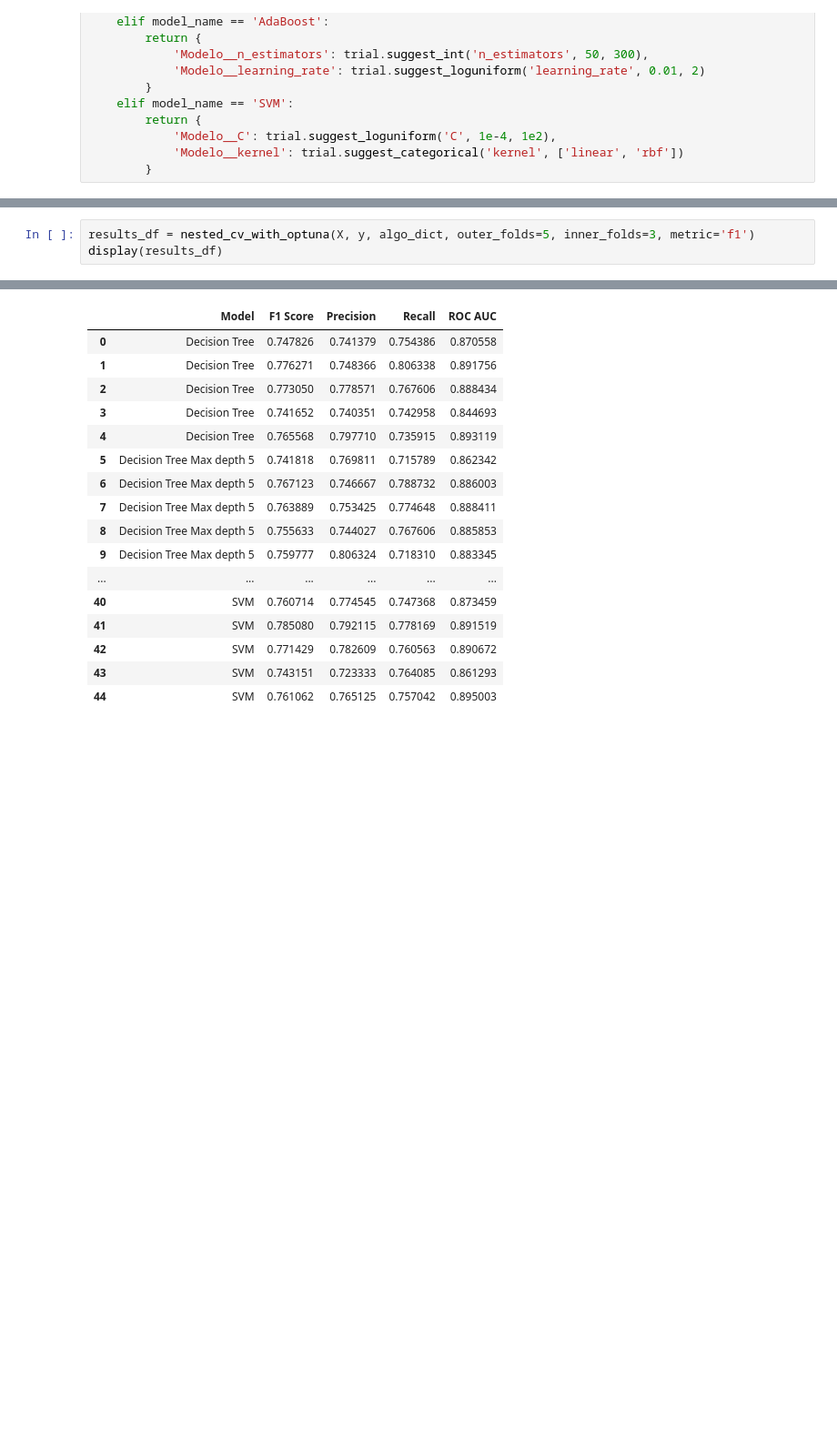
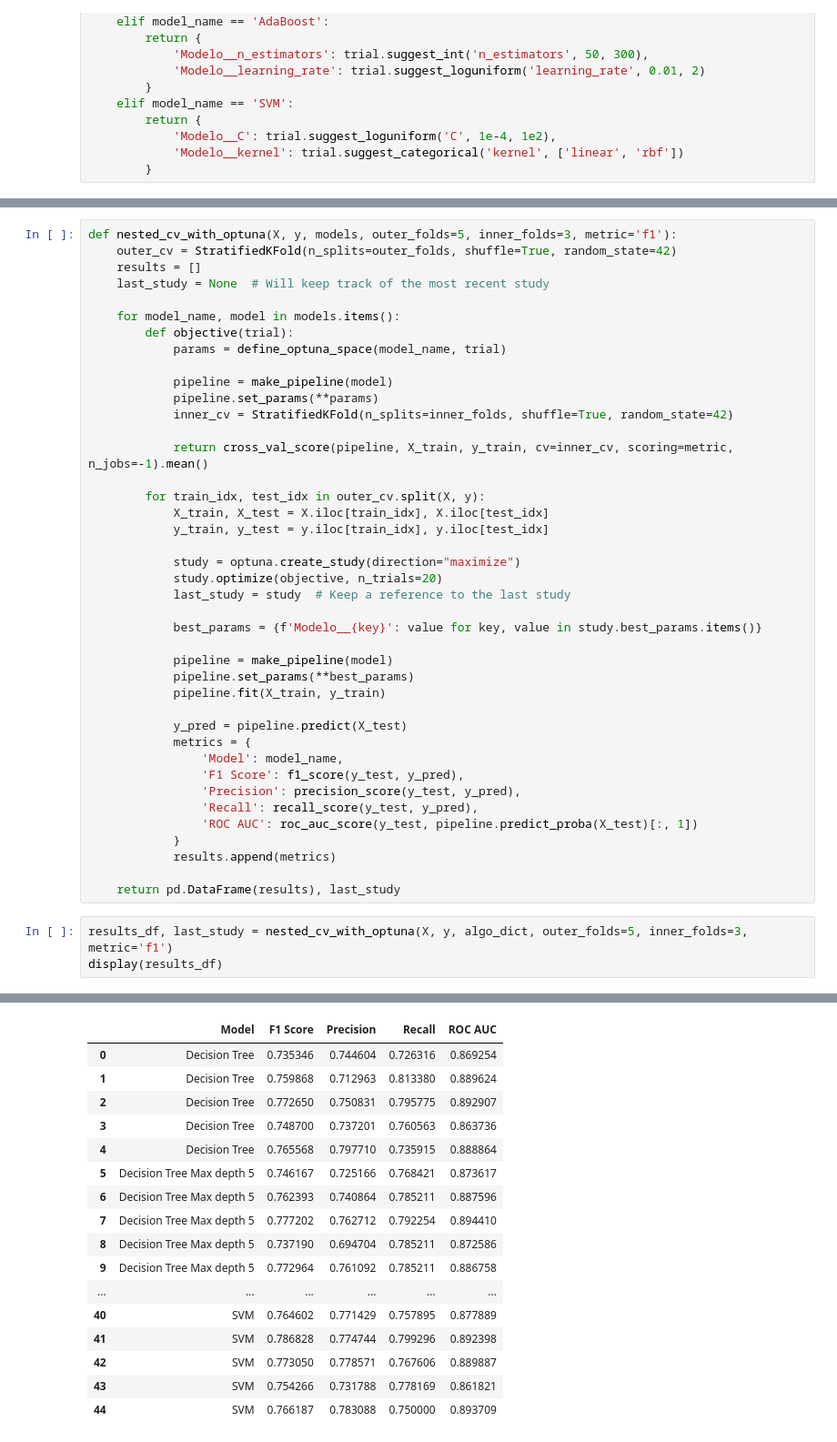
Before and after one commit to leonardoazzi/ipp-student-dropout, a Jupyter notebook: src/t2-otimizacao.ipynb, the cells around one changed output, grey strips where cells are left out. Shown at 91% size. Saved outputs shown, nothing was run; the diff lists cells and outputs as text; blank space fills up the shorter version.

```diff
--- a/src/t2-otimizacao.ipynb
+++ b/src/t2-otimizacao.ipynb
@@ -393,4 +405,45 @@ def nested_cv_with_optuna(X, y, models, outer_folds=5, inner_folds=3, metric='f1
+# %%
+def nested_cv_with_optuna(X, y, models, outer_folds=5, inner_folds=3, metric='f1'):
+    outer_cv = StratifiedKFold(n_splits=outer_folds, shuffle=True, random_state=42)
+    results = []
+    last_study = None  # Will keep track of the most recent study
+
+    for model_name, model in models.items():
+        def objective(trial):
+            params = define_optuna_space(model_name, trial)
+
+            pipeline = make_pipeline(model)
+            pipeline.set_params(**params)
+            inner_cv = StratifiedKFold(n_splits=inner_folds, shuffle=True, random_state=42)
+
+            return cross_val_score(pipeline, X_train, y_train, cv=inner_cv, scoring=metric, n_jobs=-1).mean()
+
+        for train_idx, test_idx in outer_cv.split(X, y):
+            X_train, X_test = X.iloc[train_idx], X.iloc[test_idx]
+            y_train, y_test = y.iloc[train_idx], y.iloc[test_idx]
+
+            study = optuna.create_study(direction="maximize")
+            study.optimize(objective, n_trials=20)
+            last_study = study  # Keep a reference to the last study
+
+            best_params = {f'Modelo__{key}': value for key, value in study.best_params.items()}
+
+            pipeline = make_pipeline(model)
+            pipeline.set_params(**best_params)
+            pipeline.fit(X_train, y_train)
+
+            y_pred = pipeline.predict(X_test)
+            metrics = {
+                'Model': model_name,
+                'F1 Score': f1_score(y_test, y_pred),
+                'Precision': precision_score(y_test, y_pred),
+                'Recall': recall_score(y_test, y_pred),
+                'ROC AUC': roc_auc_score(y_test, pipeline.predict_proba(X_test)[:, 1])
+            }
+            results.append(metrics)
+
+    return pd.DataFrame(results), last_study
 # %%
-results_df = nested_cv_with_optuna(X, y, algo_dict, outer_folds=5, inner_folds=3, metric='f1')
+results_df, last_study = nested_cv_with_optuna(X, y, algo_dict, outer_folds=5, inner_folds=3, metric='f1')
 display(results_df)
 # %% [output]
@@ -414,17 +467,17 @@ display(results_df)
 |  | Model | F1 Score | Precision | Recall | ROC AUC |
-| 0 | Decision Tree | 0.747826 | 0.741379 | 0.754386 | 0.870558 |
-| 1 | Decision Tree | 0.776271 | 0.748366 | 0.806338 | 0.891756 |
-| 2 | Decision Tree | 0.773050 | 0.778571 | 0.767606 | 0.888434 |
-| 3 | Decision Tree | 0.741652 | 0.740351 | 0.742958 | 0.844693 |
-| 4 | Decision Tree | 0.765568 | 0.797710 | 0.735915 | 0.893119 |
-| 5 | Decision Tree Max depth 5 | 0.741818 | 0.769811 | 0.715789 | 0.862342 |
-| 6 | Decision Tree Max depth 5 | 0.767123 | 0.746667 | 0.788732 | 0.886003 |
-| 7 | Decision Tree Max depth 5 | 0.763889 | 0.753425 | 0.774648 | 0.888411 |
-| 8 | Decision Tree Max depth 5 | 0.755633 | 0.744027 | 0.767606 | 0.885853 |
-| 9 | Decision Tree Max depth 5 | 0.759777 | 0.806324 | 0.718310 | 0.883345 |
+| 0 | Decision Tree | 0.735346 | 0.744604 | 0.726316 | 0.869254 |
+| 1 | Decision Tree | 0.759868 | 0.712963 | 0.813380 | 0.889624 |
+| 2 | Decision Tree | 0.772650 | 0.750831 | 0.795775 | 0.892907 |
+| 3 | Decision Tree | 0.748700 | 0.737201 | 0.760563 | 0.863736 |
+| 4 | Decision Tree | 0.765568 | 0.797710 | 0.735915 | 0.888864 |
+| 5 | Decision Tree Max depth 5 | 0.746167 | 0.725166 | 0.768421 | 0.873617 |
+| 6 | Decision Tree Max depth 5 | 0.762393 | 0.740864 | 0.785211 | 0.887596 |
+| 7 | Decision Tree Max depth 5 | 0.777202 | 0.762712 | 0.792254 | 0.894410 |
+| 8 | Decision Tree Max depth 5 | 0.737190 | 0.694704 | 0.785211 | 0.872586 |
+| 9 | Decision Tree Max depth 5 | 0.772964 | 0.761092 | 0.785211 | 0.886758 |
 | ... | ... | ... | ... | ... | ... |
-| 40 | SVM | 0.760714 | 0.774545 | 0.747368 | 0.873459 |
-| 41 | SVM | 0.785080 | 0.792115 | 0.778169 | 0.891519 |
-| 42 | SVM | 0.771429 | 0.782609 | 0.760563 | 0.890672 |
-| 43 | SVM | 0.743151 | 0.723333 | 0.764085 | 0.861293 |
-| 44 | SVM | 0.761062 | 0.765125 | 0.757042 | 0.895003 |
+| 40 | SVM | 0.764602 | 0.771429 | 0.757895 | 0.877889 |
+| 41 | SVM | 0.786828 | 0.774744 | 0.799296 | 0.892398 |
+| 42 | SVM | 0.773050 | 0.778571 | 0.767606 | 0.889887 |
+| 43 | SVM | 0.754266 | 0.731788 | 0.778169 | 0.861821 |
+| 44 | SVM | 0.766187 | 0.783088 | 0.750000 | 0.893709 |
```
Also changed, not shown: parts of 6 cells of this notebook.
